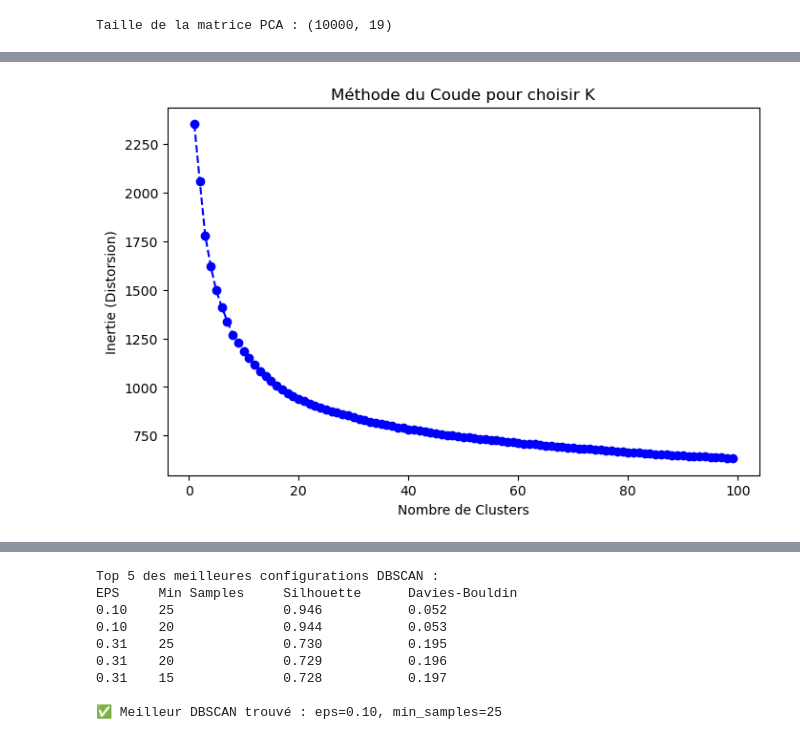
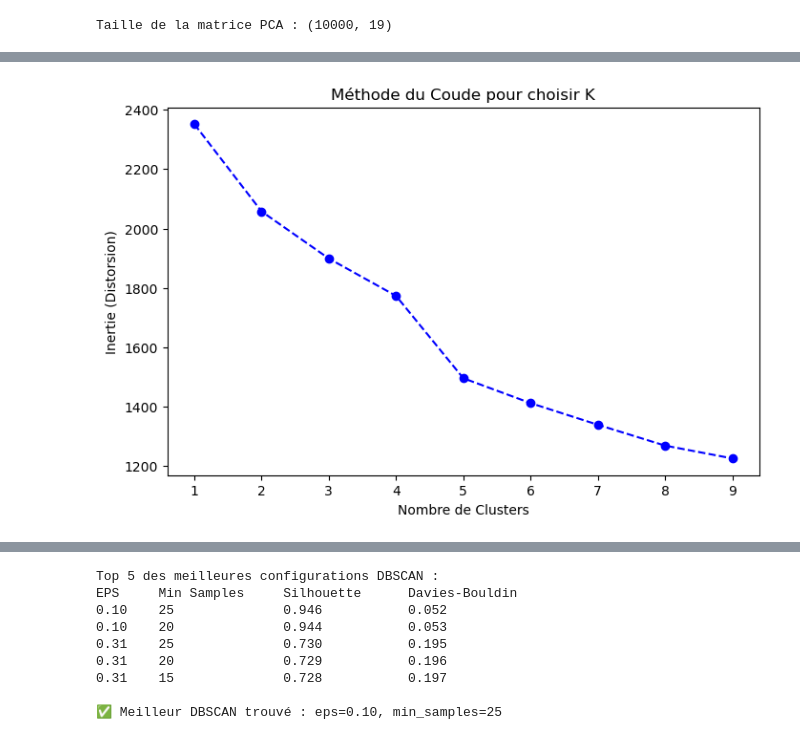
Before and after one commit to Elias-djebbour/M2-TextMining, a Jupyter notebook: Clustering.ipynb, the cells around one changed output, grey strips where cells are left out. Cells and saved outputs as stored; diff of their text form; code cells hidden in the pictures.

```diff
--- a/Clustering.ipynb
+++ b/Clustering.ipynb
@@ -64,29 +76,29 @@ float32
 # %%
 import matplotlib.pyplot as plt
 from sklearn.cluster import KMeans
 import os
 os.environ["OMP_NUM_THREADS"] = "4"  # Limiter à 4 threads
 from sklearn.cluster import KMeans
 
 #Méthode du coude pour trouver le nombre de cluster optimisé
 
 # Appliquer K-Means pour plusieurs valeurs de k
 distortions = []
 
-for k in range(1, 100):
+for k in range(1, 10):
     kmeans = KMeans(n_clusters=k, random_state=42)
     kmeans.fit(X_pca)
     distortions.append(kmeans.inertia_)  # Inertie = somme des distances au centre
 
 # Tracer la courbe d'inertie
 plt.figure(figsize=(8, 5))
-plt.plot(range(1, 100), distortions, marker='o', linestyle='--', color='b')
+plt.plot(range(1, 10), distortions, marker='o', linestyle='--', color='b')
 plt.xlabel('Nombre de Clusters')
 plt.ylabel('Inertie (Distorsion)')
 plt.title("Méthode du Coude pour choisir K")
 plt.show()
 # %% [output]
-[figure, old version]
+[figure, new version]
 # %%
 from sklearn.metrics import silhouette_score
 silhouette_scores = []
```
Also changed, not shown: parts of 8 cells of this notebook.
